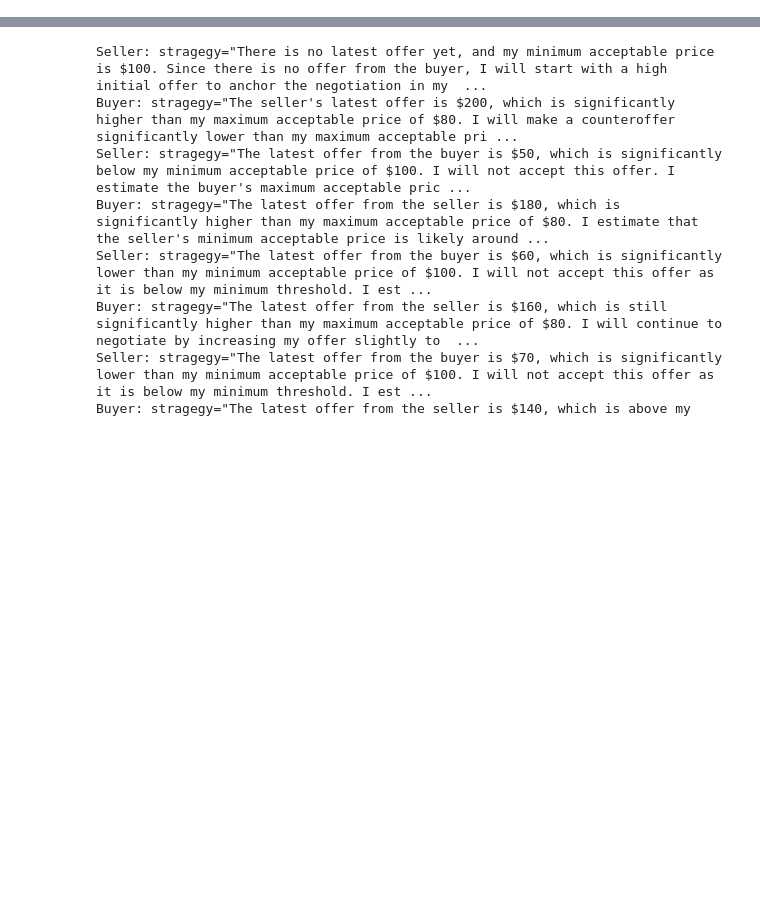
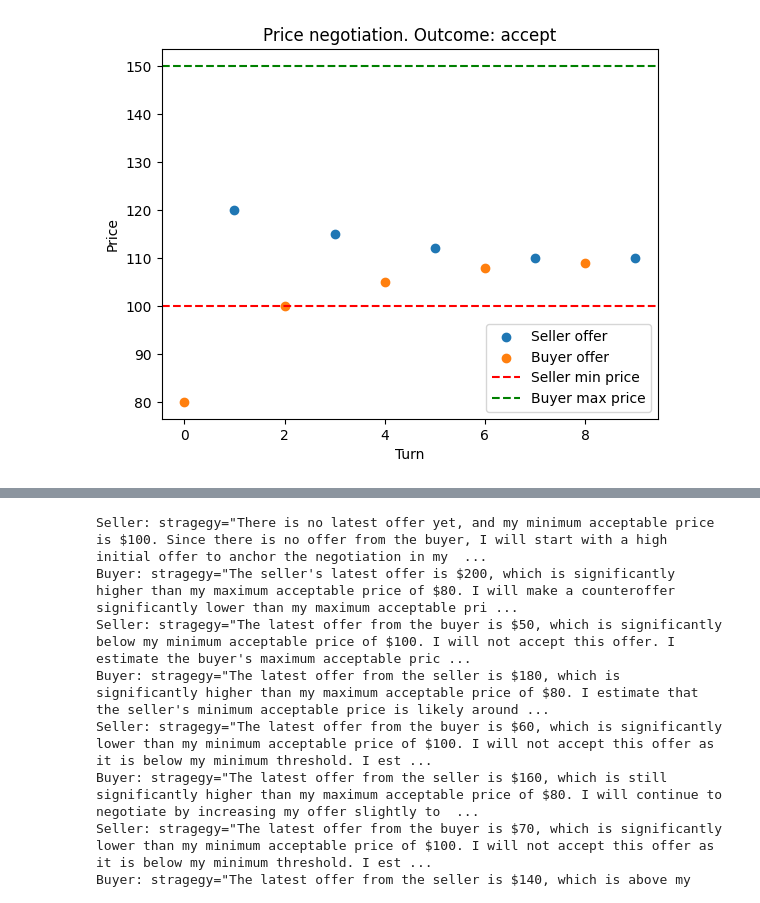
Before and after one commit to peteole/bargaining_llms, a Jupyter notebook: main.ipynb, the cells around one changed output, grey strips where cells are left out. Cells and saved outputs as stored; diff of their text form; code cells hidden in the pictures; blank space fills up the shorter version.

```diff
--- a/main.ipynb
+++ b/main.ipynb
@@ -126,3 +128,7 @@ Buyer: stragegy="The latest offer from the seller is $114, which is above my cur
+# %%
+chat.plot()
+# %% [output]
+[figure, added]
 # %%
 chat.plot(show_other_party_estimated_value=True)
 # %% [output]
```
Also changed, not shown: parts of 4 cells of this notebook.
